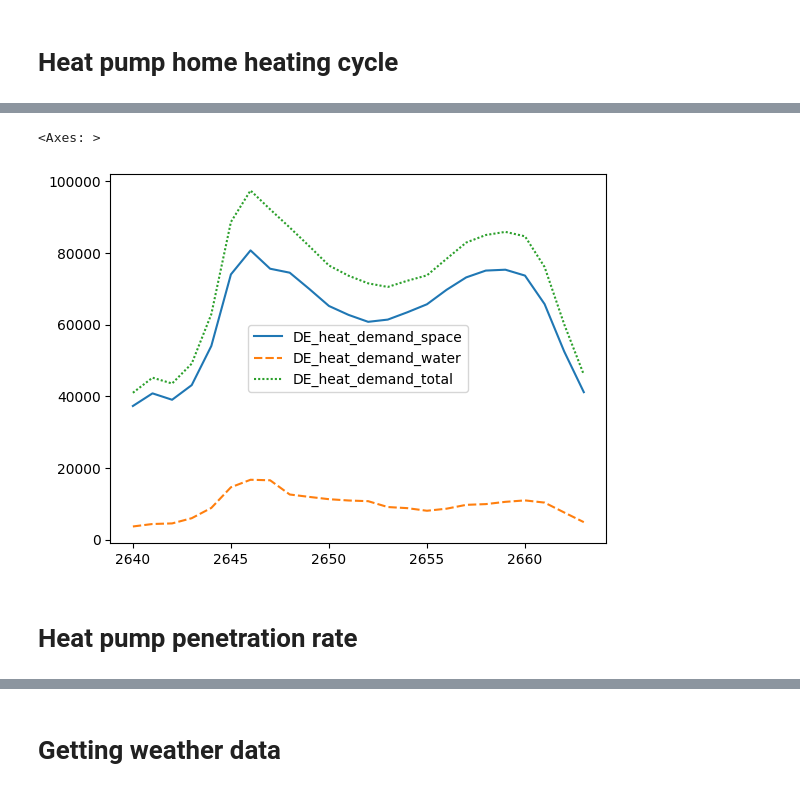
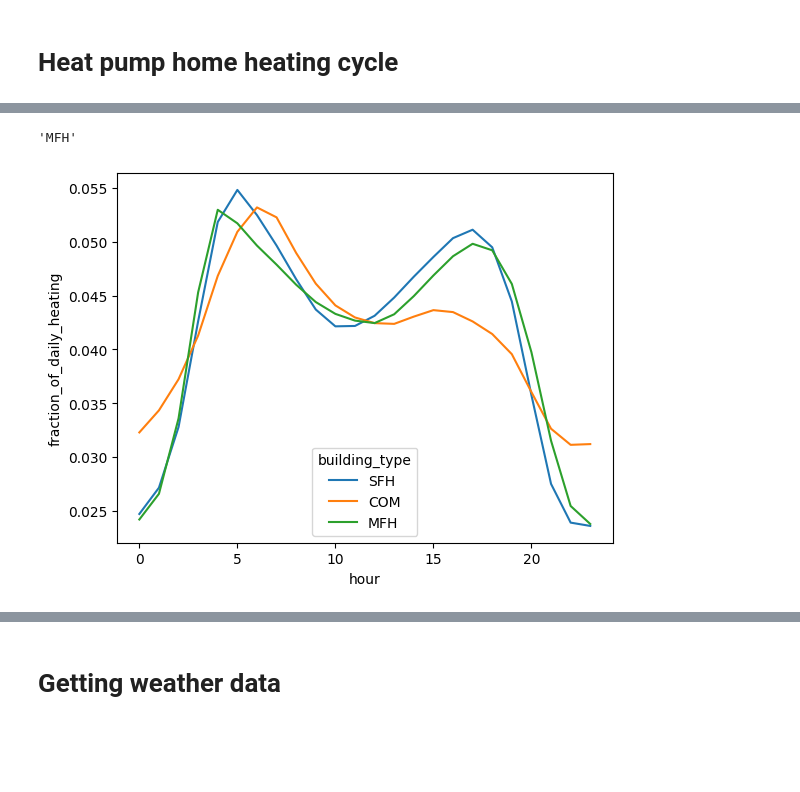
Before and after one commit to ranok92/eccc, a Jupyter notebook: Overload_Assess/notebooks/heatpump.ipynb, the cells around one changed output, grey strips where cells are left out. Cells and saved outputs as stored; diff of their text form; code cells hidden in the pictures; blank space fills up the shorter version.

```diff
--- a/Overload_Assess/notebooks/heatpump.ipynb
+++ b/Overload_Assess/notebooks/heatpump.ipynb
@@ -196,3 +212,43 @@ opcycle_data_at = opcycle_data[list(opcycle_data.columns[0:2]) + list(opcycle_da
 # %%
-opcycle_data_at.columns
+import re
+import math
+opcycle_data_cols = opcycle_data.columns
+
+heating_pattern_24h_all = pd.DataFrame(columns = ['building_type', 'hour', 'fraction_of_daily_heating'])
+
+
+rel_strs = [ r'.*_heat_profile_space_SFH', r'.*_heat_profile_space_COM', r'.*_heat_profile_space_MFH']
+relevant_cols =  [col for col in opcycle_data_cols if re.match(rel_str, col) ]
+
+# for cols in relevant_cols:
+#     print(opcycle_data[cols].sum())
+for rel_str in rel_strs:
+    heating_pattern_24h = pd.DataFrame(columns = ['building_type', 'hour', 'fraction_of_daily_heating'])
+    relevant_cols =  [col for col in opcycle_data_cols if re.match(rel_str, col) ]
+
+    heating_profiles = np.array(opcycle_data_2022[relevant_cols])
+    print(heating_profiles.shape)
+    num_countries = 28
+    daily_heating_profile = np.zeros((num_countries, 24))
+    for i in range(num_countries):
+        country_data= heating_profiles[:, i]
+        indx_rel = math.floor(country_data.shape[0]/24)*24
+
+        hourly_country_data = country_data[0:indx_rel].reshape(math.floor(country_data.shape[0]/24), 24).mean(axis=0)
+        daily_heating_profile[i,:] = hourly_country_data
+
+
+    daily_heating_profile_mean = daily_heating_profile.mean(axis=0)
+    daily_heating_profile_mean_norm = daily_heating_profile_mean/daily_heating_profile_mean.sum()
+    heating_pattern_24h['building_type']= [rel_str.split('_')[-1]]*24
+    heating_pattern_24h['hour'] = np.arange(24)
+    heating_pattern_24h['fraction_of_daily_heating'] = daily_heating_profile_mean_norm
+    heating_pattern_24h_all = pd.concat([heating_pattern_24h_all, heating_pattern_24h])
+
+# plt.plot(daily_heating_profile_mean_norm)
+# daily_heating_profile_mean_norm.sum()
+# plt.plot(daily_heating_profile.T)
+# print(opcycle_data['SE_heat_profile_space_MFH'].mean())
+# print(opcycle_data['DE_heat_profile_space_MFH'].mean())
+heating_pattern_24h_all.to_csv('../../data/formatted_data/heatpump/normalized_24h_heating_pattern.csv')
 # %% [output]
@@ -211,7 +272,6 @@ Index(['utc_timestamp', 'cet_cest_timestamp', 'DE_COP_GSHP_water',
 # %%
-sns.lineplot(opcycle_data_at[['DE_heat_demand_space', 'DE_heat_demand_water','DE_heat_demand_total']].iloc[24*110:24*111])
+sns.lineplot(heating_pattern_24h_all, x='hour', y='fraction_of_daily_heating', hue='building_type')
+rel_str.split('_')[-1]
 # %% [output]
-<Axes: >
+'MFH'
-[figure, old version]
+[figure, new version]
-# %% [markdown]
-# Heat pump penetration rate
```
Also changed, not shown: parts of 143 cells of this notebook, 2 other files.
